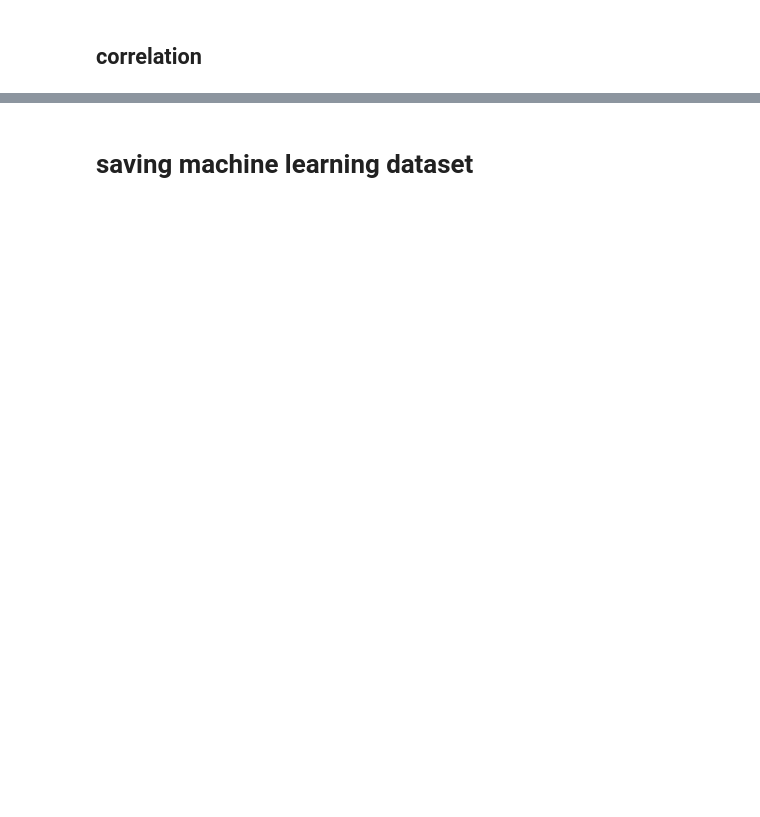
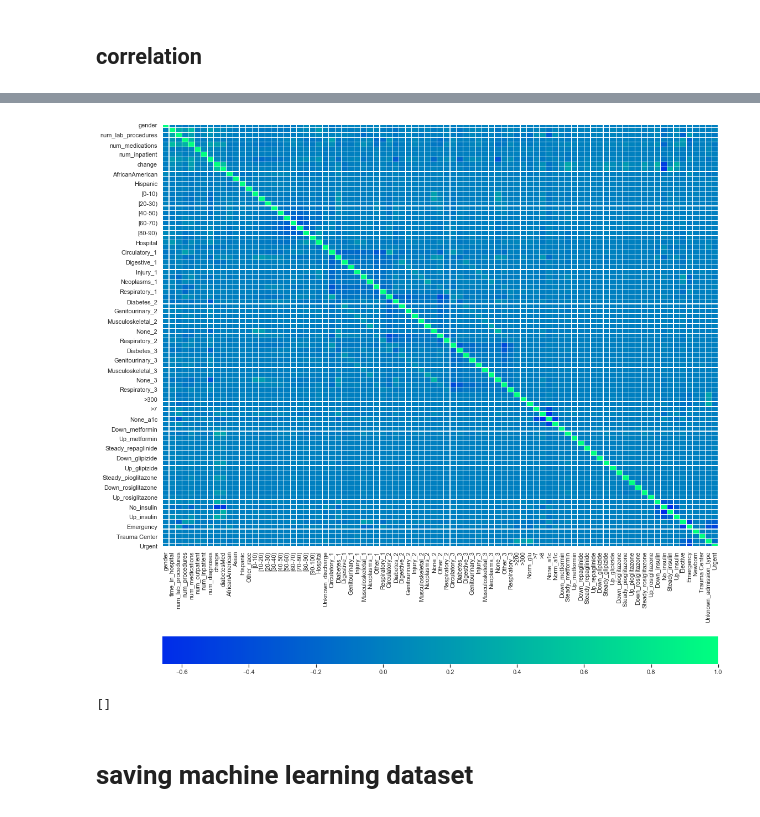
Before and after one commit to annasophiat/diabetic-readmissions, a Jupyter notebook: diabetes_statistical_analysis.ipynb, the cells around one changed output, grey strips where cells are left out. Cells and saved outputs as stored; diff of their text form; code cells hidden in the pictures; blank space fills up the shorter version.

```diff
--- a/diabetes_statistical_analysis.ipynb
+++ b/diabetes_statistical_analysis.ipynb
@@ -631,0 +583,7 @@ diabetes_ml.head()
+# %%
+# drop selected columns
+diabetes_ml = diabetes_ml.drop(columns=['Caucasian', 'Home', 'None_glu', 'No_metformin', 'No_repaglinide',
+                                        'No_glipizide', 'No_pioglitazone', 'No_rosiglitazone'])
+
+# updates dataset
+diabetes_ml.head()
@@ -632,3 +598,27 @@ diabetes_ml.head()
+# %%
+# updated heatmap
+plt.figure(figsize=(18, 20))
+sns.heatmap(diabetes_ml.corr(), center=0, cmap='winter', linewidths=.1, cbar_kws={'orientation': 'horizontal'})
+plt.show()
+# %% [output]
+[figure, added]
+# %%
+# update diabetes_corr list
+diabetes_corr = diabetes_corr.drop(columns=['Caucasian', 'Home', 'None_glu', 'No_metformin', 'No_repaglinide', 'No_glipizide',
+                                        'No_pioglitazone', 'No_rosiglitazone'])
+
+# look for new coefficients
+corr_list_new = []
+
+for x in diabetes_corr:
+    for y in diabetes_corr:
+        if (diabetes_corr[x].corr(diabetes_corr[y]) > 0.7) or (diabetes_corr[x].corr(diabetes_corr[y]) < -0.7):
+            if x != y:
+                corr_list.append([x, y, diabetes_corr[x].corr(diabetes_corr[y])])
+
+corr_list_new # good to go!
+# %% [output]
+[]
 # %% [markdown]
 # saving machine learning dataset
 # %%
```
Also changed, not shown: parts of 42 cells of this notebook.
